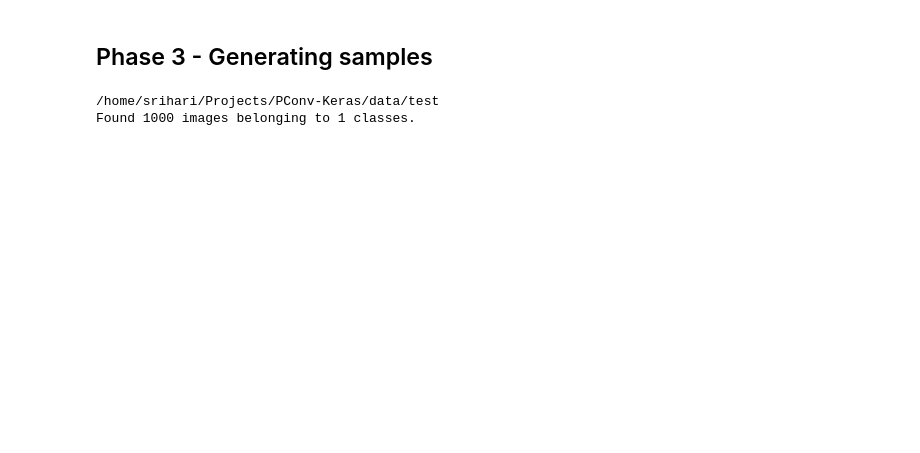
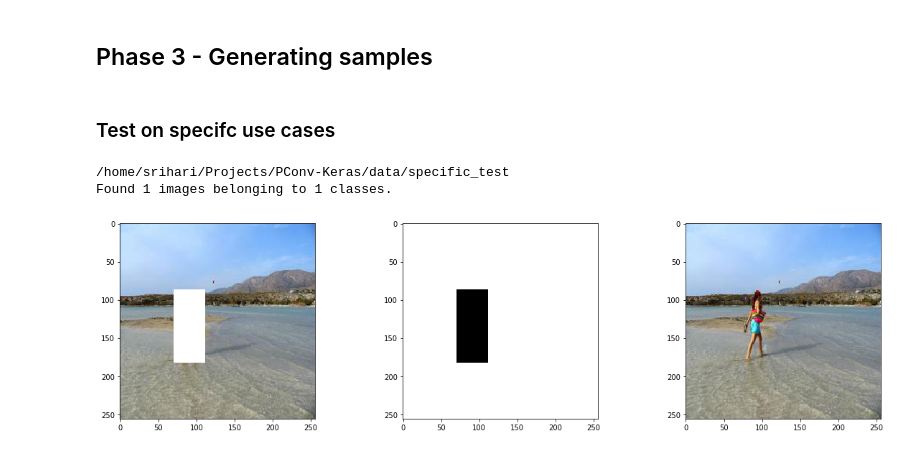
Before and after one commit to Srihari231092/PConv-Keras, a Jupyter notebook: Step4 - Imagenet Training.ipynb, the cells around one changed output. Saved outputs shown, nothing was run; the diff lists cells and outputs as text; code cells hidden in the pictures; blank space fills up the shorter version.

```diff
--- a/Step4 - Imagenet Training.ipynb
+++ b/Step4 - Imagenet Training.ipynb
@@ -240,9 +221,9 @@ Found 3499 images belonging to 1 classes.
 ## Phase 3 - Generating samples
 # %%
 # Load weights from previous run
-model = PConvUnet(weight_filepath='data/logs/')
+model = PConvUnet(weight_filepath=MODEL_WEIGHT_PATH)
 model.load(
-    r"/home/srihari/Projects/PConv-Keras/55_weights_2019-01-05-19-35-51.h5",
+    r"C:\Users\MAFG\Documents\Github-Public\PConv-Keras\data\logs\170_weights_2018-06-28-15-00-38.h5",
     train_bn=False,
     lr=0.00005
 )
@@ -271,8 +252,7 @@ for (masked, mask), ori in tqdm(test_generator):
         n += 1
 
     # Only create predictions for about 100 images
-    if n > 10:
+    if n > 100:
         break
-# %% [output]
-/home/srihari/Projects/PConv-Keras/data/test
-Found 1000 images belonging to 1 classes.
+# %% [markdown]
+### Test on specifc use cases
@@ -278,0 +266,57 @@ Found 1000 images belonging to 1 classes.
+# %%
+# Create specific testing generator
+class SpecDataGenerator(ImageDataGenerator):
+    def flow_from_directory(self, directory, *args, **kwargs):
+        print(directory)
+        generator = super().flow_from_directory(directory, class_mode=None, *args, **kwargs)
+        while True:
+
+            # Get augmentend image samples
+            ori = next(generator)
+
+            # Get masks for each image sample
+            # mask = np.stack([random_mask(ori.shape[1], ori.shape[2]) for _ in range(ori.shape[0])], axis=0)
+
+            # Get masks for each image sample
+            mask = np.ones(ori.shape)
+
+            # 106, 72, 56, 26
+#             mask[:, 106:160, 72:108, :] = 0
+
+            #  83, 108, 114, 52
+#             mask[:, 83:197, 118:150, :] = 0
+
+            # 87, 71, 96, 41,
+            mask[:, 87:183, 71:112, :] = 0
+
+            # Apply masks to all image sample
+            masked = deepcopy(ori)
+            masked[mask==0] = 1
+
+            # Yield ([ori, masl],  ori) training batches
+            # print(masked.shape, ori.shape)
+            gc.collect()
+            yield [masked, mask], ori
+
+
+SPECTEST_DIR = "/home/srihari/Projects/PConv-Keras/data/specific_test"
+spectest_datagen = SpecDataGenerator(rescale=1./255)
+spectest_generator = spectest_datagen.flow_from_directory(
+    SPECTEST_DIR, target_size=IMG_TARGET_SIZE, batch_size=BATCH_SIZE, seed=1
+)
+
+# Pick out an example
+spectest_data = next(spectest_generator)
+(masked, mask), ori = spectest_data
+
+# Show side by side
+for i in range(len(ori)):
+    _, axes = plt.subplots(1, 3, figsize=(20, 5))
+    axes[0].imshow(masked[i,:,:,:])
+    axes[1].imshow(mask[i,:,:,:] * 1.)
+    axes[2].imshow(ori[i,:,:,:])
+    plt.show()
+# %% [output]
+/home/srihari/Projects/PConv-Keras/data/specific_test
+Found 1 images belonging to 1 classes.
+[figure, added]
```
Also changed, not shown: parts of 12 cells of this notebook.
